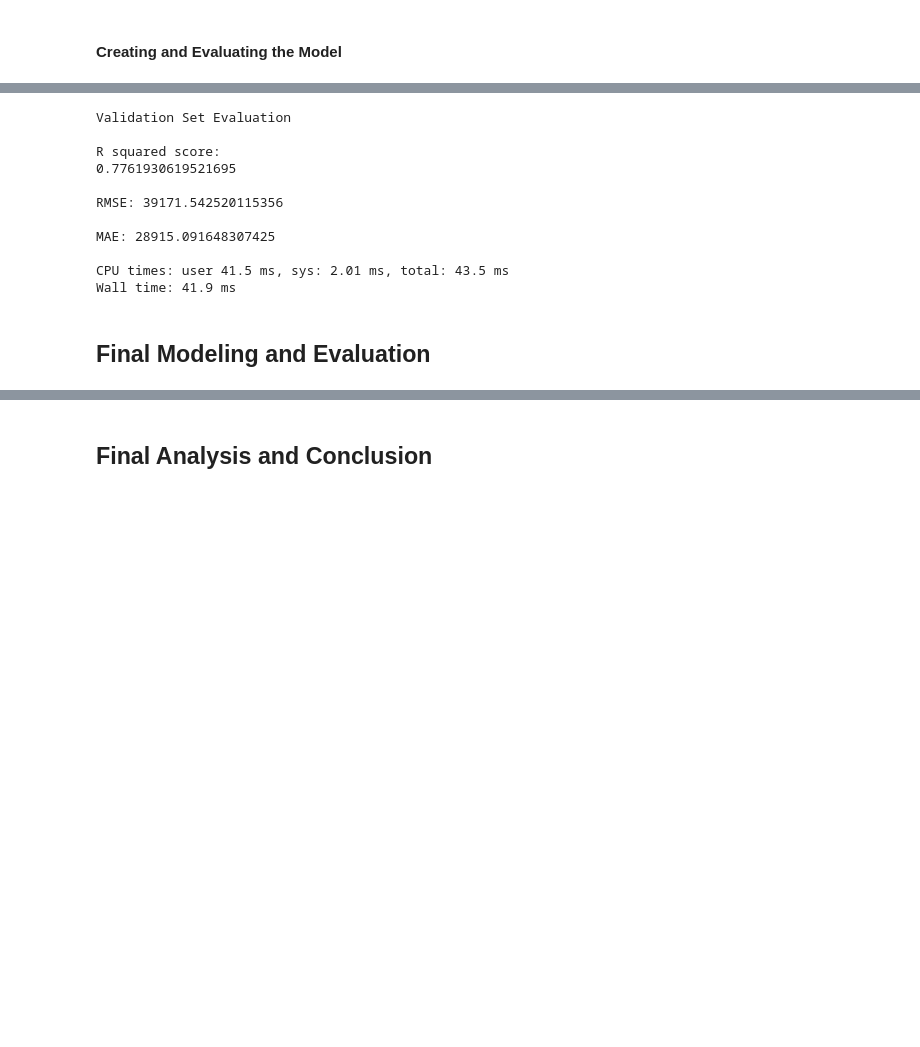
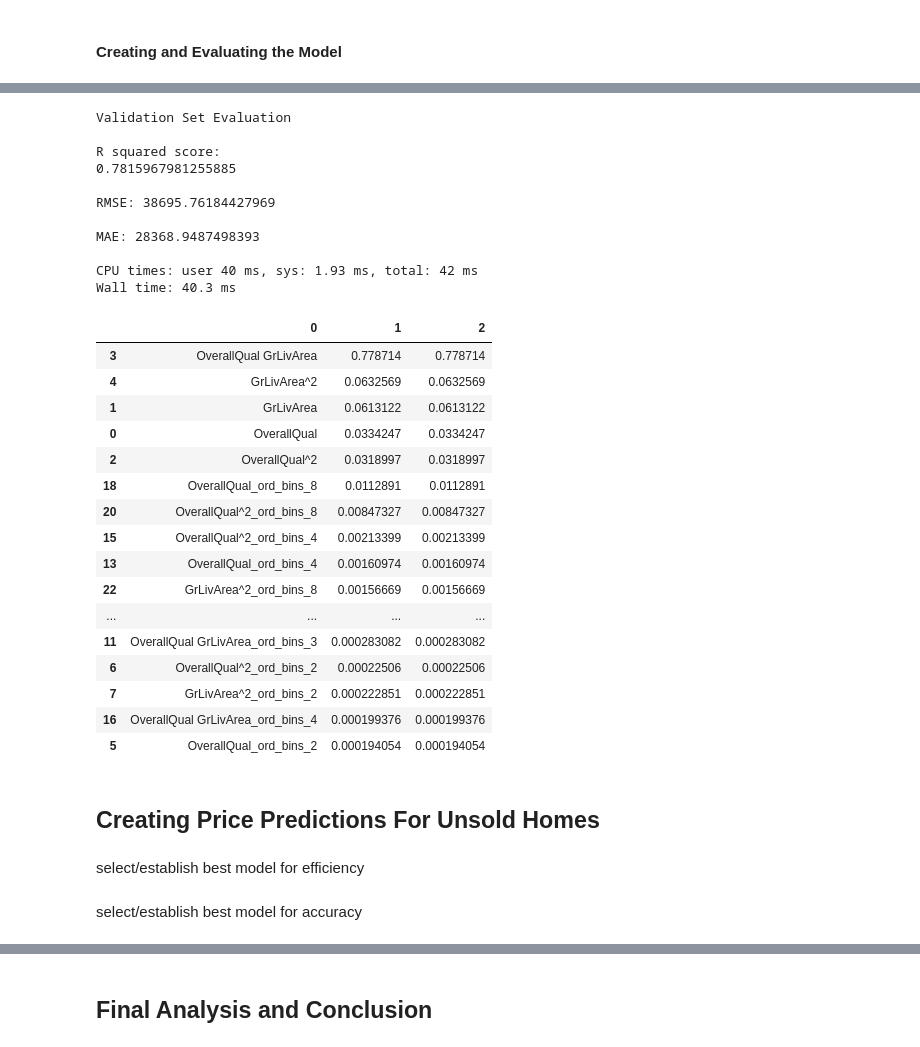
Before and after one commit to donmacfoy/ames-house-price-predictions, a Jupyter notebook: ames-house-price-predictions.ipynb, the cells around one changed output, grey strips where cells are left out. Cells and saved outputs as stored; diff of their text form; code cells hidden in the pictures; blank space fills up the shorter version.

```diff
--- a/ames-house-price-predictions.ipynb
+++ b/ames-house-price-predictions.ipynb
@@ -412,2 +416,8 @@ Wall time: 2.11 ms
+# %%
+
+x_train = x_train.reset_index(drop=True)
+x_val = x_val.reset_index(drop=True)
+y_train = y_train.reset_index(drop=True)
+y_val = y_val.reset_index(drop=True)
 # %% [markdown]
 ### Feature Engineering
@@ -710,3 +968,13 @@ Mathematical Transformations
 #### Feature Selection
 
 Analysis of Variance
+# %%
+%%time
+
+## select features through recursive feature elimination
+
+estimator = RandomForestRegressor()
+rfe = RFECV(estimator=estimator, step=1, scoring='neg_root_mean_squared_error')
+rfe = rfe.fit(x_train_features, y_train)
+
+print('Chosen best features by rfe:',x_train_features.columns[rfe.support_])
@@ -712,0 +995,7 @@ Analysis of Variance
+# %%
+%%time
+
+## finalize data for modeling
+
+x_train = x_train_features[x_train_features.columns[rfe.support_]]
+x_val = x_val_features[x_train_features.columns[rfe.support_]]
@@ -723,0 +1016,6 @@ Wall time: 342 ms
+# %%
+%%time
+
+## train and fit model
+
+pipe = Pipeline([('rfr', RandomForestRegressor())]).fit(x_train, y_train)
@@ -761,23 +1062,52 @@ Wall time: 1.59 s
 print('Validation Set Evaluation')
 print()
 
-print("R squared score:\n" + str(rfr.score(x_val, y_val))+'\n')
+print("R squared score:\n" + str(pipe.score(x_val, y_val))+'\n')
 
-print('RMSE: ' + str(rmse(rfr.predict(x_val), y_val)))
+print('RMSE: ' + str(rmse(pipe.predict(x_val), y_val)))
 print()
-print('MAE: ' + str(mean_absolute_error(y_val, rfr.predict(x_val))))
+print('MAE: ' + str(mean_absolute_error(y_val, pipe.predict(x_val))))
 print()
 # %% [output]
 Validation Set Evaluation
 
 R squared score:
-0.7761930619521695
+0.7815967981255885
 
-RMSE: 39171.542520115356
+RMSE: 38695.76184427969
 
-MAE: 28915.091648307425
+MAE: 28368.9487498393
 
-CPU times: user 41.5 ms, sys: 2.01 ms, total: 43.5 ms
-Wall time: 41.9 ms
+CPU times: user 40 ms, sys: 1.93 ms, total: 42 ms
+Wall time: 40.3 ms
-# %% [markdown]
-## Final Modeling and Evaluation
+# %%
+
+display(pd.DataFrame([x_train.columns,
+                      pipe.named_steps['rfr'].feature_importances_,
+                      abs(
+                      pipe.named_steps['rfr'].feature_importances_)]).T.sort_values(2,
+                      ascending=False))
+# %% [output]
+|  | 0 | 1 | 2 |
+| 3 | OverallQual GrLivArea | 0.778714 | 0.778714 |
+| 4 | GrLivArea^2 | 0.0632569 | 0.0632569 |
+| 1 | GrLivArea | 0.0613122 | 0.0613122 |
+| 0 | OverallQual | 0.0334247 | 0.0334247 |
+| 2 | OverallQual^2 | 0.0318997 | 0.0318997 |
+| 18 | OverallQual_ord_bins_8 | 0.0112891 | 0.0112891 |
+| 20 | OverallQual^2_ord_bins_8 | 0.00847327 | 0.00847327 |
+| 15 | OverallQual^2_ord_bins_4 | 0.00213399 | 0.00213399 |
+| 13 | OverallQual_ord_bins_4 | 0.00160974 | 0.00160974 |
+| 22 | GrLivArea^2_ord_bins_8 | 0.00156669 | 0.00156669 |
+| ... | ... | ... | ... |
+| 11 | OverallQual GrLivArea_ord_bins_3 | 0.000283082 | 0.000283082 |
+| 6 | OverallQual^2_ord_bins_2 | 0.00022506 | 0.00022506 |
+| 7 | GrLivArea^2_ord_bins_2 | 0.000222851 | 0.000222851 |
+| 16 | OverallQual GrLivArea_ord_bins_4 | 0.000199376 | 0.000199376 |
+| 5 | OverallQual_ord_bins_2 | 0.000194054 | 0.000194054 |
+# %% [markdown]
+## Creating Price Predictions For Unsold Homes
+# %% [markdown]
+select/establish best model for efficiency
+# %% [markdown]
+select/establish best model for accuracy
```
Also changed, not shown: parts of 77 cells of this notebook.
